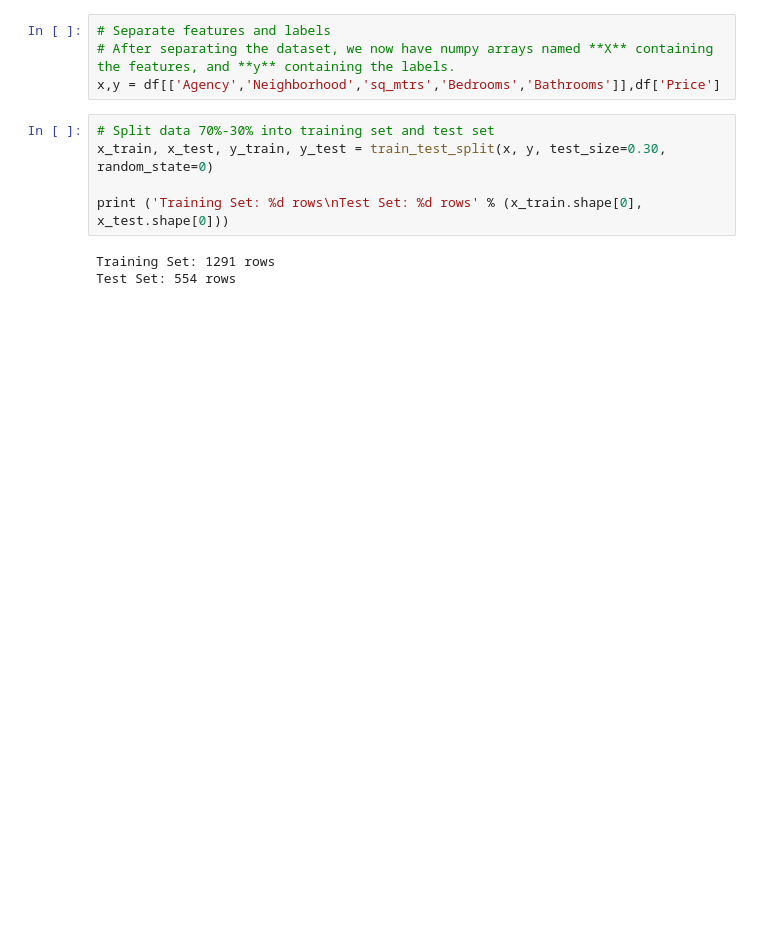
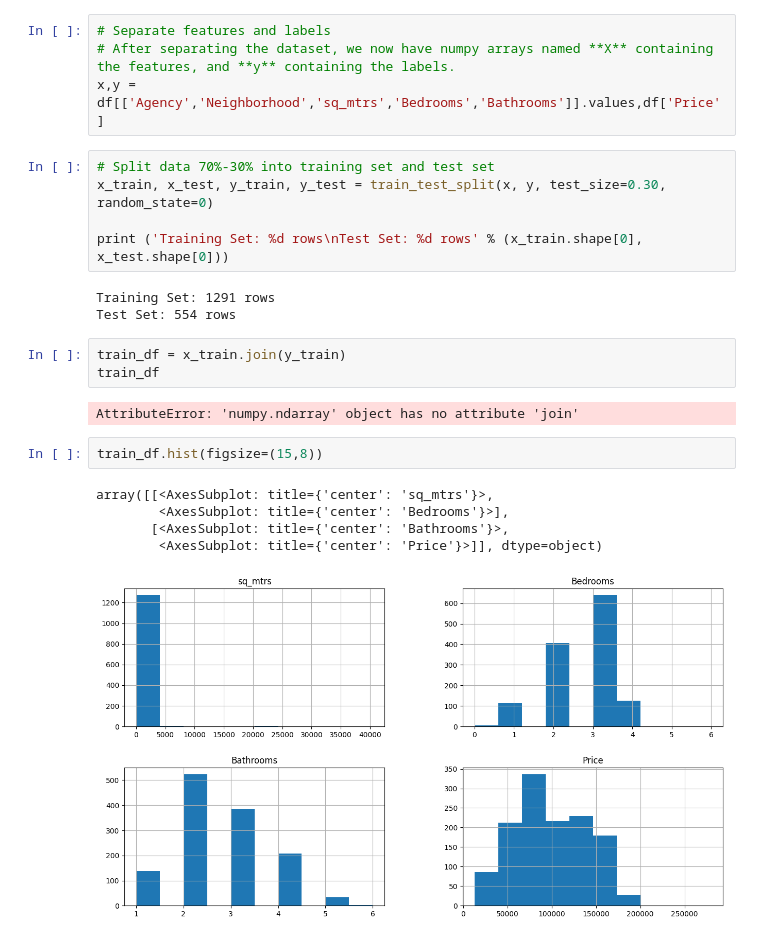
Before and after one commit to mugendii/Rent-prediction, a Jupyter notebook: Rent prediction.ipynb, the cells around one changed output. Cells and saved outputs as stored; diff of their text form; blank space fills up the shorter version.

```diff
--- a/Rent prediction.ipynb
+++ b/Rent prediction.ipynb
@@ -173,7 +173,7 @@ MODEL CREATIOM
 # %%
 # Separate features and labels
 # After separating the dataset, we now have numpy arrays named **X** containing the features, and **y** containing the labels.
-x,y = df[['Agency','Neighborhood','sq_mtrs','Bedrooms','Bathrooms']],df['Price']
+x,y = df[['Agency','Neighborhood','sq_mtrs','Bedrooms','Bathrooms']].values,df['Price']
 # %%
 # Split data 70%-30% into training set and test set
 x_train, x_test, y_train, y_test = train_test_split(x, y, test_size=0.30, random_state=0)
@@ -182,3 +182,16 @@ print ('Training Set: %d rows\nTest Set: %d rows' % (x_train.shape[0], x_test.sh
 # %% [output]
 Training Set: 1291 rows
 Test Set: 554 rows
+# %%
+train_df = x_train.join(y_train)
+train_df
+# %% [output]
+AttributeError: 'numpy.ndarray' object has no attribute 'join'
+# %%
+train_df.hist(figsize=(15,8))
+# %% [output]
+array([[<AxesSubplot: title={'center': 'sq_mtrs'}>,
+        <AxesSubplot: title={'center': 'Bedrooms'}>],
+       [<AxesSubplot: title={'center': 'Bathrooms'}>,
+        <AxesSubplot: title={'center': 'Price'}>]], dtype=object)
+[figure, added]
```
Also changed, not shown: parts of 2 cells of this notebook.
